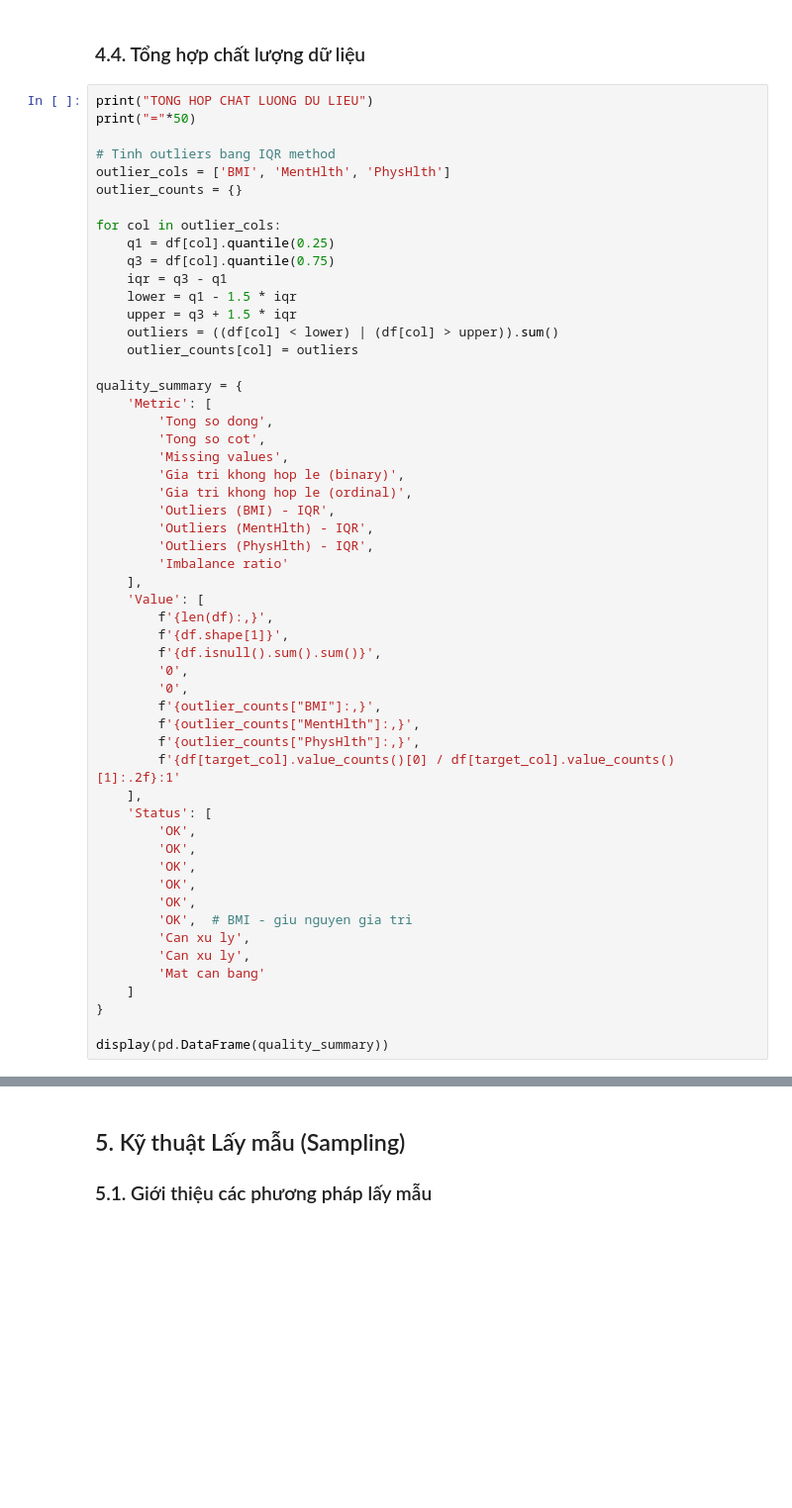
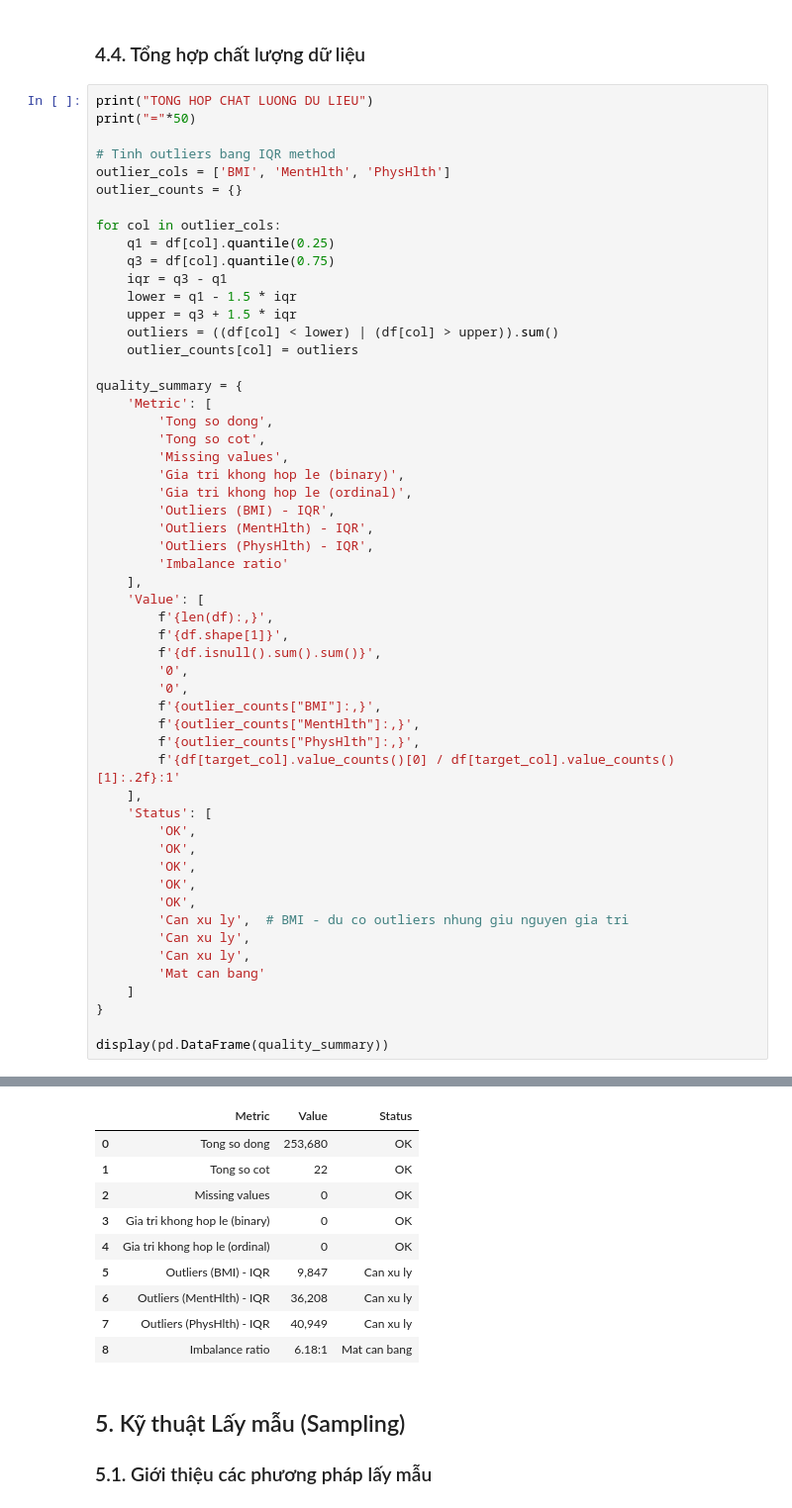
Before and after one commit to bngcVu/diabetes-classification-mining, a Jupyter notebook: notebooks/02_preprocessing_modeling.ipynb, the cells around one changed output, grey strips where cells are left out. Shown at 99% size. Saved outputs shown, nothing was run; the diff lists cells and outputs as text; blank space fills up the shorter version.

```diff
--- a/notebooks/02_preprocessing_modeling.ipynb
+++ b/notebooks/02_preprocessing_modeling.ipynb
@@ -459,7 +459,7 @@ quality_summary = {
         'OK',
         'OK',
         'OK',
-        'OK',  # BMI - giu nguyen gia tri
+        'Can xu ly',  # BMI - du co outliers nhung giu nguyen gia tri
         'Can xu ly',
         'Can xu ly',
         'Mat can bang'
@@ -474,3 +473,13 @@ ValueError: All arrays must be of the same length
+|  | Metric | Value | Status |
+| 0 | Tong so dong | 253,680 | OK |
+| 1 | Tong so cot | 22 | OK |
+| 2 | Missing values | 0 | OK |
+| 3 | Gia tri khong hop le (binary) | 0 | OK |
+| 4 | Gia tri khong hop le (ordinal) | 0 | OK |
+| 5 | Outliers (BMI) - IQR | 9,847 | Can xu ly |
+| 6 | Outliers (MentHlth) - IQR | 36,208 | Can xu ly |
+| 7 | Outliers (PhysHlth) - IQR | 40,949 | Can xu ly |
+| 8 | Imbalance ratio | 6.18:1 | Mat can bang |
 # %% [markdown]
 ## 5. Kỹ thuật Lấy mẫu (Sampling)
 
```
Also changed, not shown: parts of 3 cells of this notebook, 7 other files.
